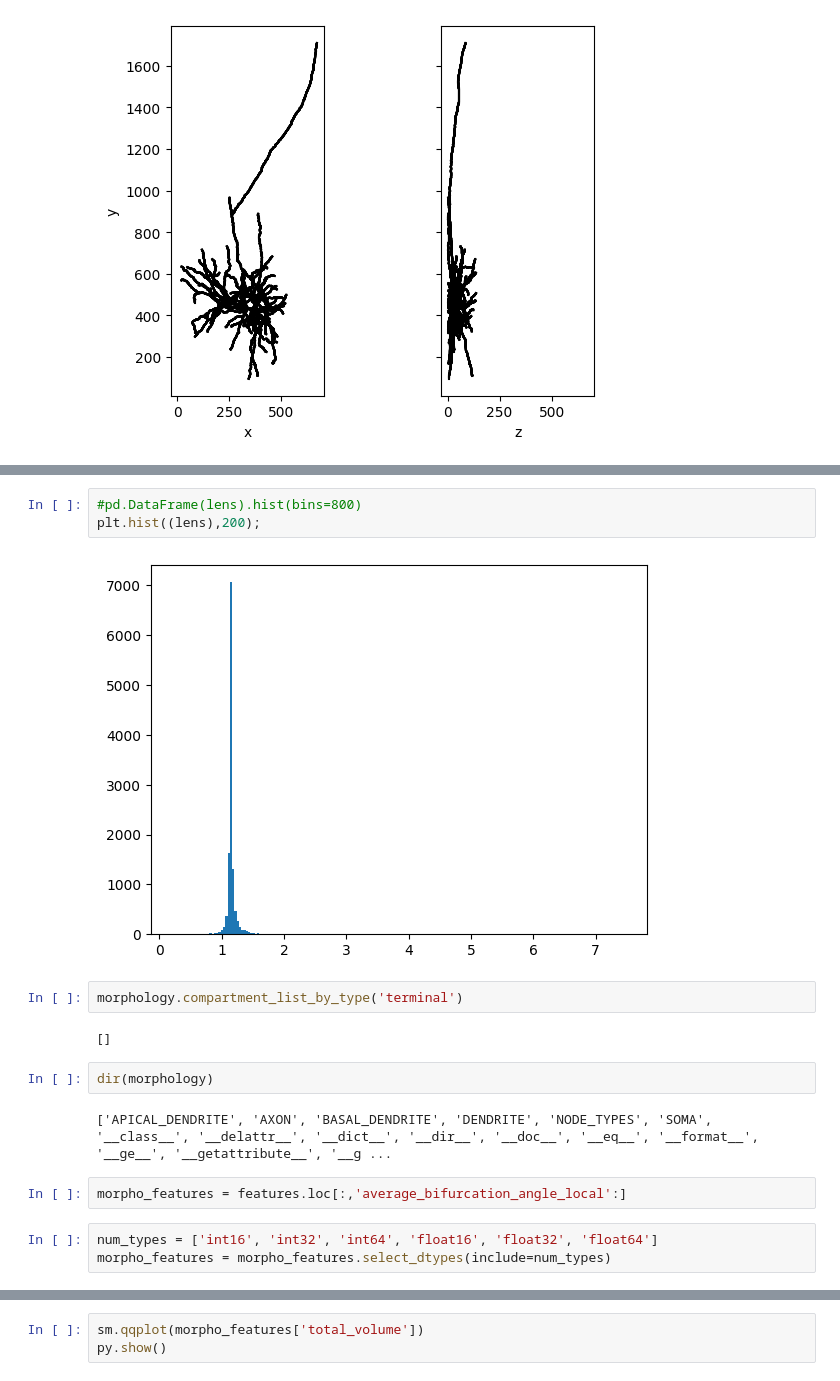
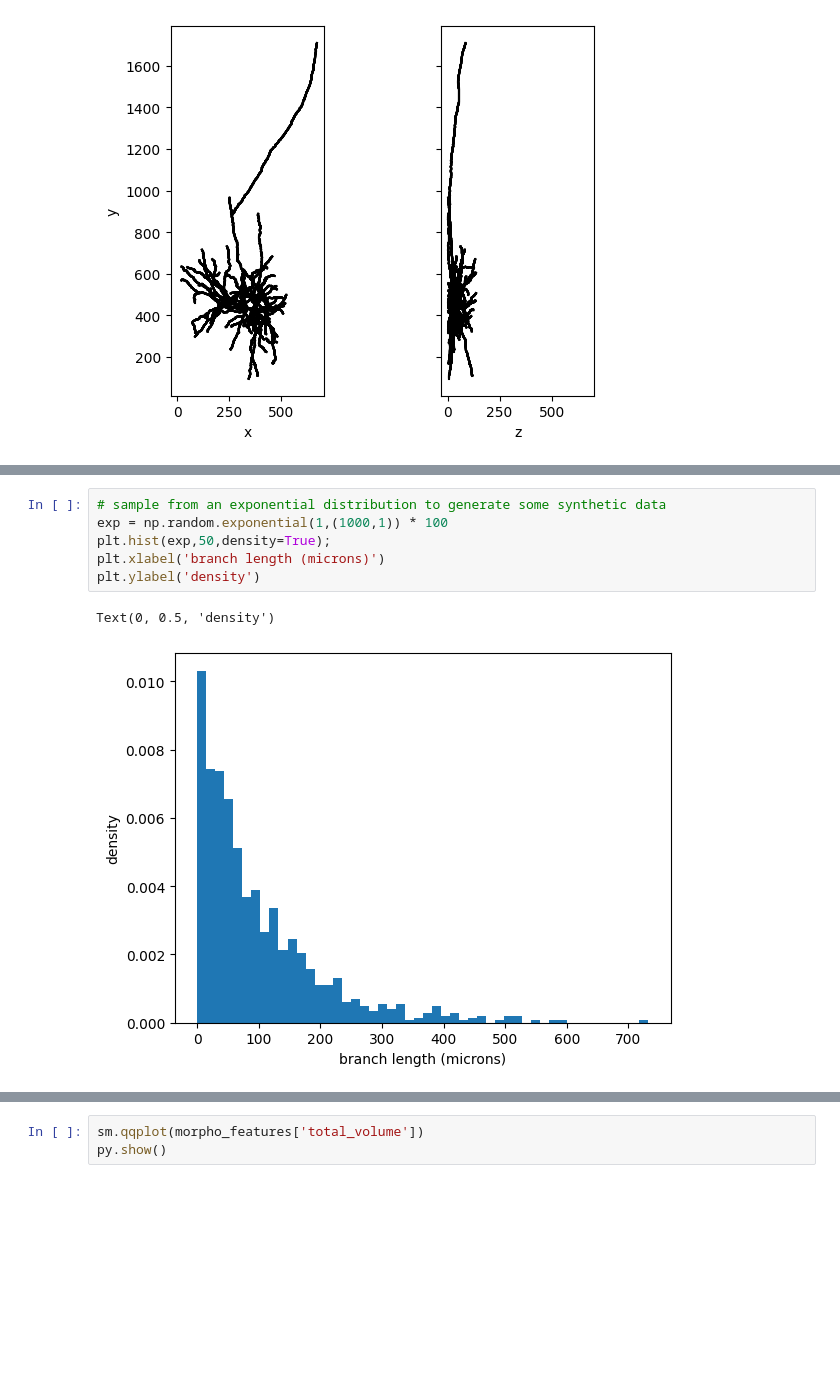
Before and after one commit to CastroLab/newtestbook, a Jupyter notebook: _sources/Week2_Distributions.ipynb, the cells around one changed output, grey strips where cells are left out. Drawn from its saved outputs; the diff is of its cells as text; blank space fills up the shorter version.

```diff
--- a/_sources/Week2_Distributions.ipynb
+++ b/_sources/Week2_Distributions.ipynb
@@ -73,18 +66,9 @@ Let's see if the numbers agree with our intuition.
-# %%
-#pd.DataFrame(lens).hist(bins=800)
-plt.hist((lens),200);
-# %% [output]
-[figure, removed]
-# %%
-morphology.compartment_list_by_type('terminal')
-# %% [output]
-[]
-# %%
-dir(morphology)
-# %% [output]
-['APICAL_DENDRITE', 'AXON', 'BASAL_DENDRITE', 'DENDRITE', 'NODE_TYPES', 'SOMA', '__class__', '__delattr__', '__dict__', '__dir__', '__doc__', '__eq__', '__format__', '__ge__', '__getattribute__', '__g ...
-# %%
-morpho_features = features.loc[:,'average_bifurcation_angle_local':]
-# %%
-num_types = ['int16', 'int32', 'int64', 'float16', 'float32', 'float64']
-morpho_features = morpho_features.select_dtypes(include=num_types)
+# %%
+# sample from an exponential distribution to generate some synthetic data
+exp = np.random.exponential(1,(1000,1)) * 100
+plt.hist(exp,50,density=True);
+plt.xlabel('branch length (microns)')
+plt.ylabel('density')
+# %% [output]
+Text(0, 0.5, 'density')
+[figure, added]
```
Also changed, not shown: parts of 56 cells of this notebook, 16 other files.
